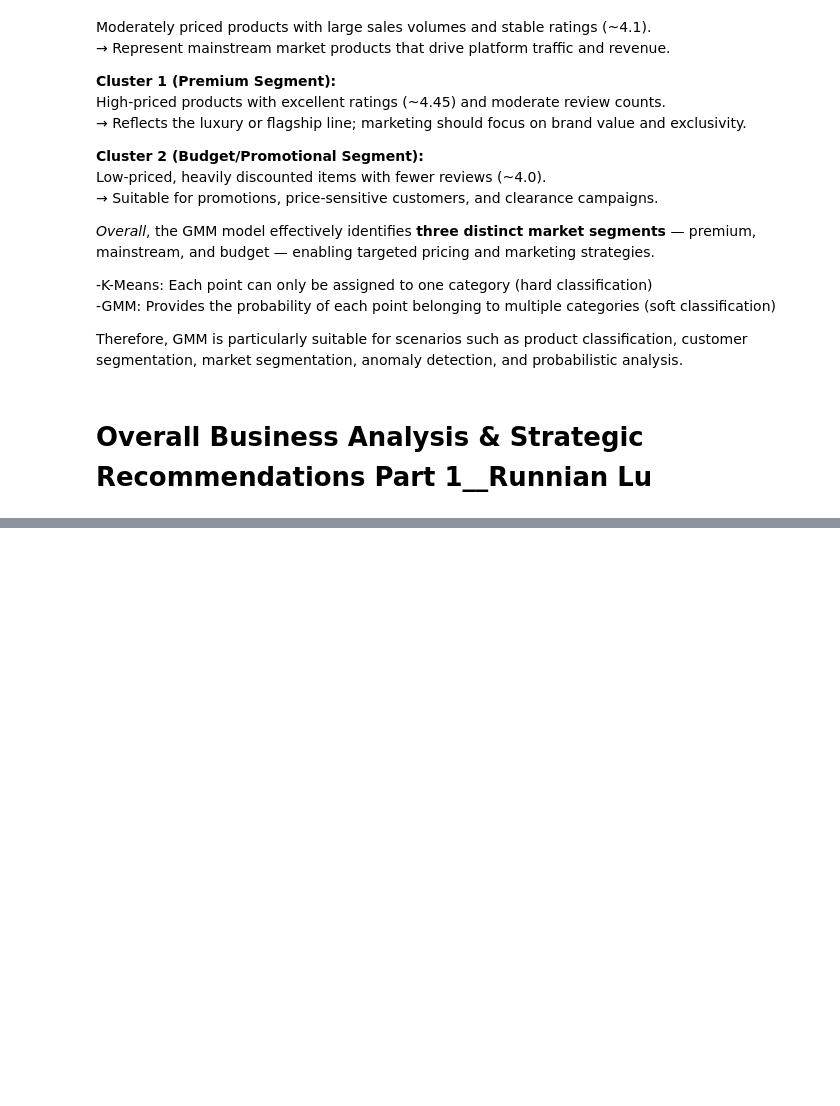
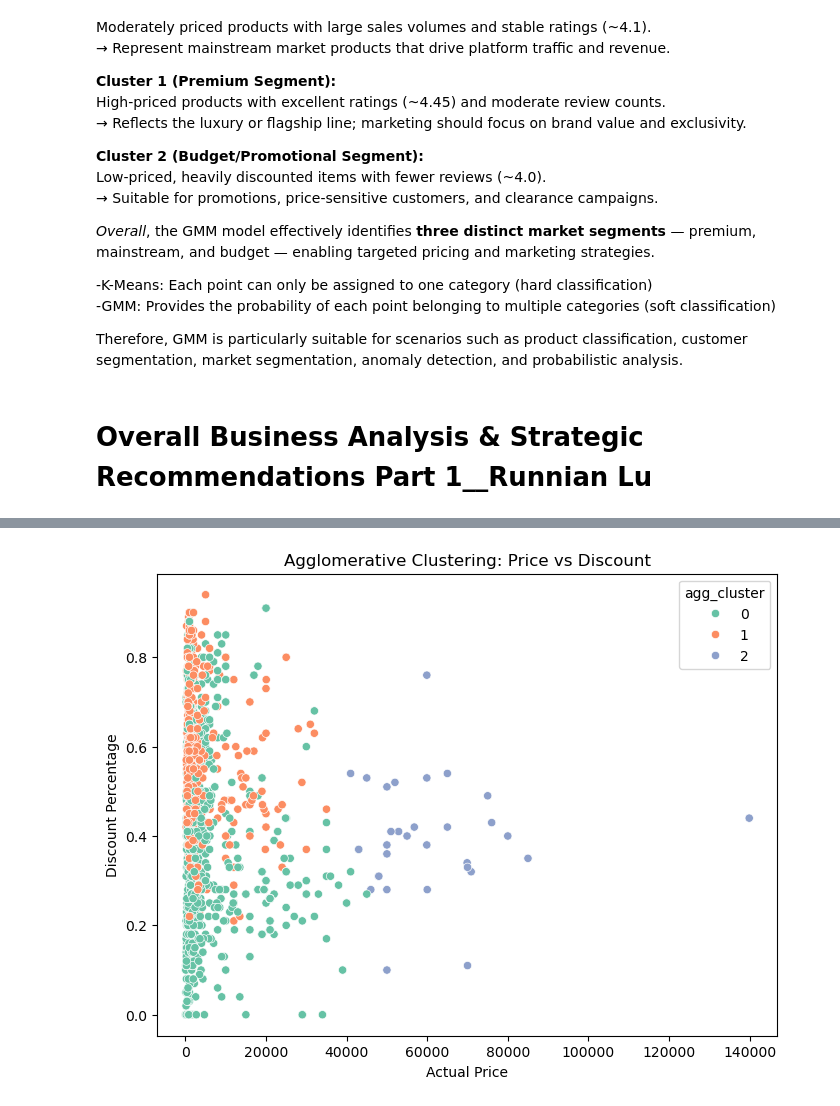
Before and after one commit to JonasLUfr/Project_DataMing, a Jupyter notebook: Amazon_DataAnalyseProject.ipynb, the cells around one changed output, grey strips where cells are left out. Saved outputs shown, nothing was run; the diff lists cells and outputs as text; code cells hidden in the pictures; blank space fills up the shorter version.

```diff
--- a/Amazon_DataAnalyseProject.ipynb
+++ b/Amazon_DataAnalyseProject.ipynb
@@ -796,0 +874,14 @@ Through standardized preprocessing, PCA, and dual clustering (K-Means & GMM), I
+# %%
+plt.figure(figsize=(8,6))
+sns.scatterplot(
+    x=df['actual_price'],
+    y=df['discount_percentage'],
+    hue=df['agg_cluster'],
+    palette='Set2'
+)
+plt.title("Agglomerative Clustering: Price vs Discount")
+plt.xlabel("Actual Price")
+plt.ylabel("Discount Percentage")
+plt.show()
+# %% [output]
+[figure, added]
```
Also changed, not shown: parts of 52 cells of this notebook, 2 other files.
